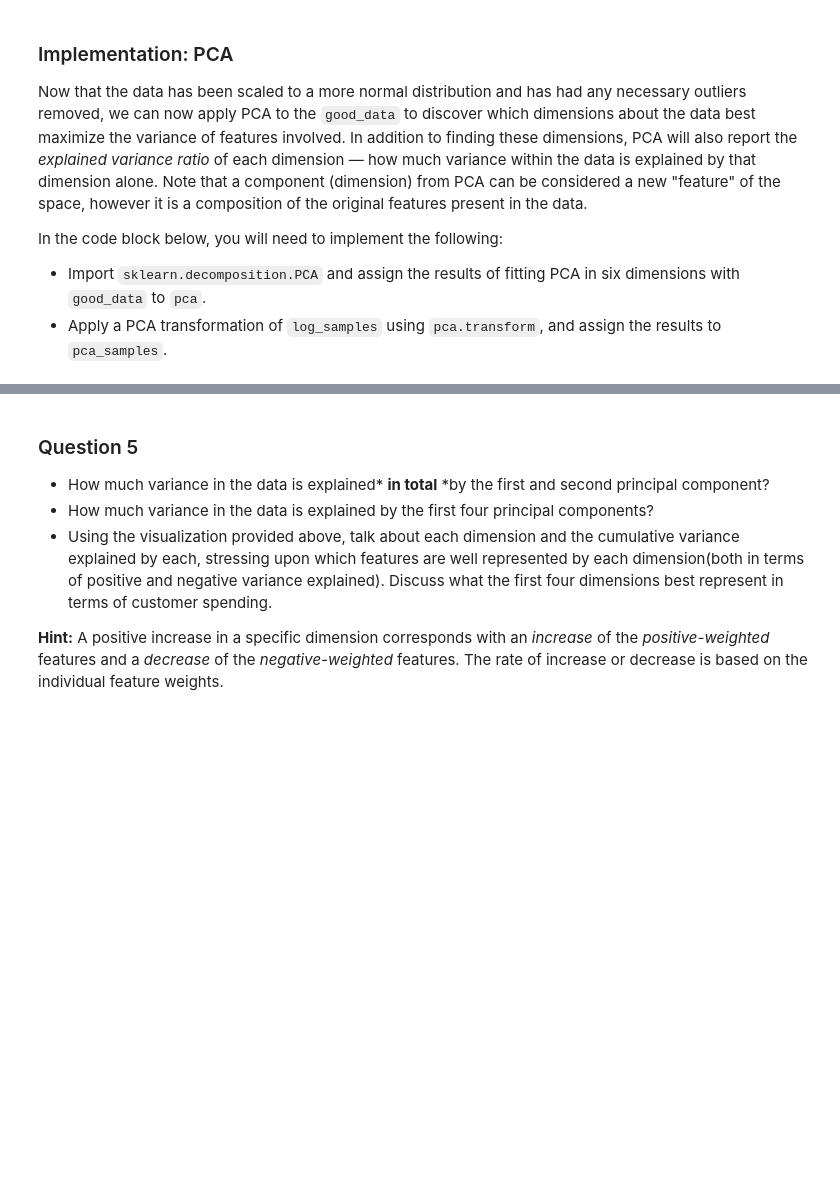
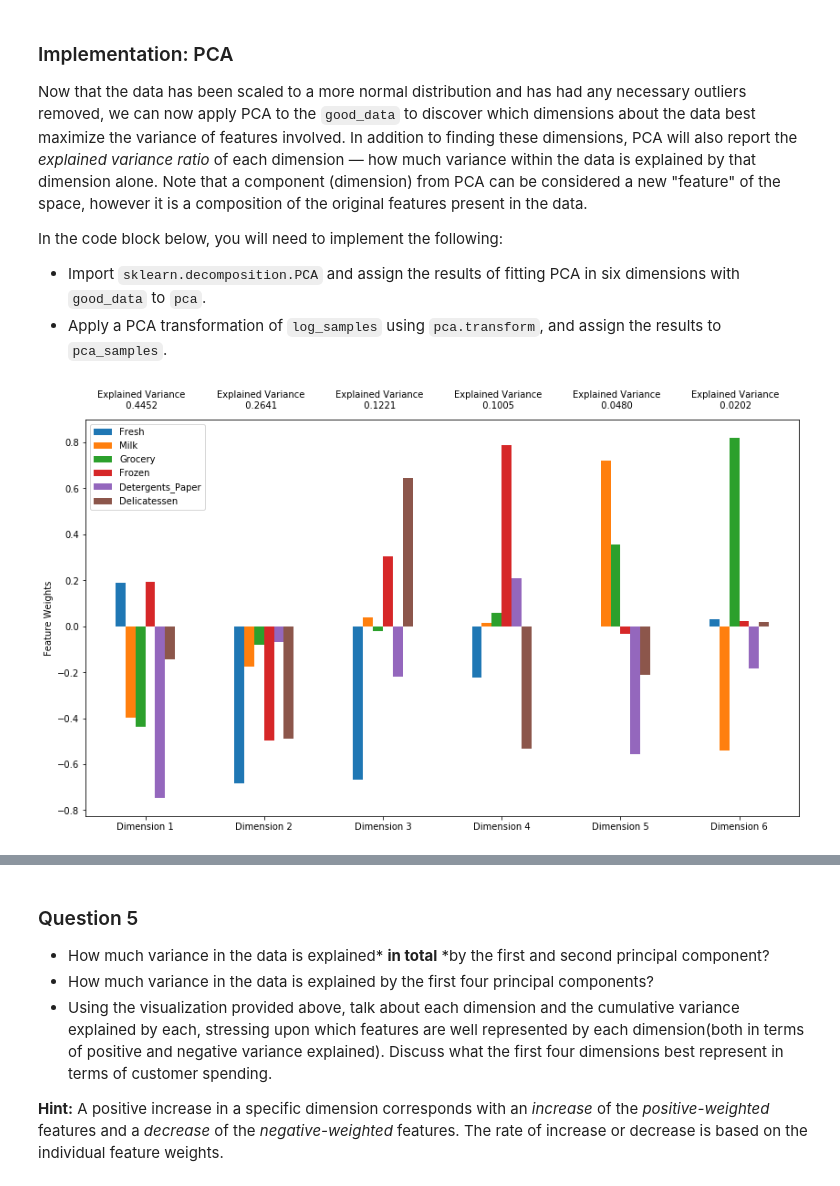
Before and after one commit to ezhilvendhan/customer_segments, a Jupyter notebook: customer_segments.ipynb, the cells around one changed output, grey strips where cells are left out. Saved outputs shown, nothing was run; the diff lists cells and outputs as text; code cells hidden in the pictures; blank space fills up the shorter version.

```diff
--- a/customer_segments.ipynb
+++ b/customer_segments.ipynb
@@ -321,11 +321,15 @@ In the code block below, you will need to implement the following:
  - Import `sklearn.decomposition.PCA` and assign the results of fitting PCA in six dimensions with `good_data` to `pca`.
  - Apply a PCA transformation of `log_samples` using `pca.transform`, and assign the results to `pca_samples`.
 # %%
+from sklearn.decomposition import PCA
+
 # TODO: Apply PCA by fitting the good data with the same number of dimensions as features
-pca = None
+pca = PCA(n_components=good_data.shape[1]).fit(good_data)
 
 # TODO: Transform log_samples using the PCA fit above
-pca_samples = None
+pca_samples = pca.transform(log_samples)
 
 # Generate PCA results plot
 pca_results = vs.pca_results(good_data, pca)
+# %% [output]
+[figure, added]
```
Also changed, not shown: parts of 6 cells of this notebook.
